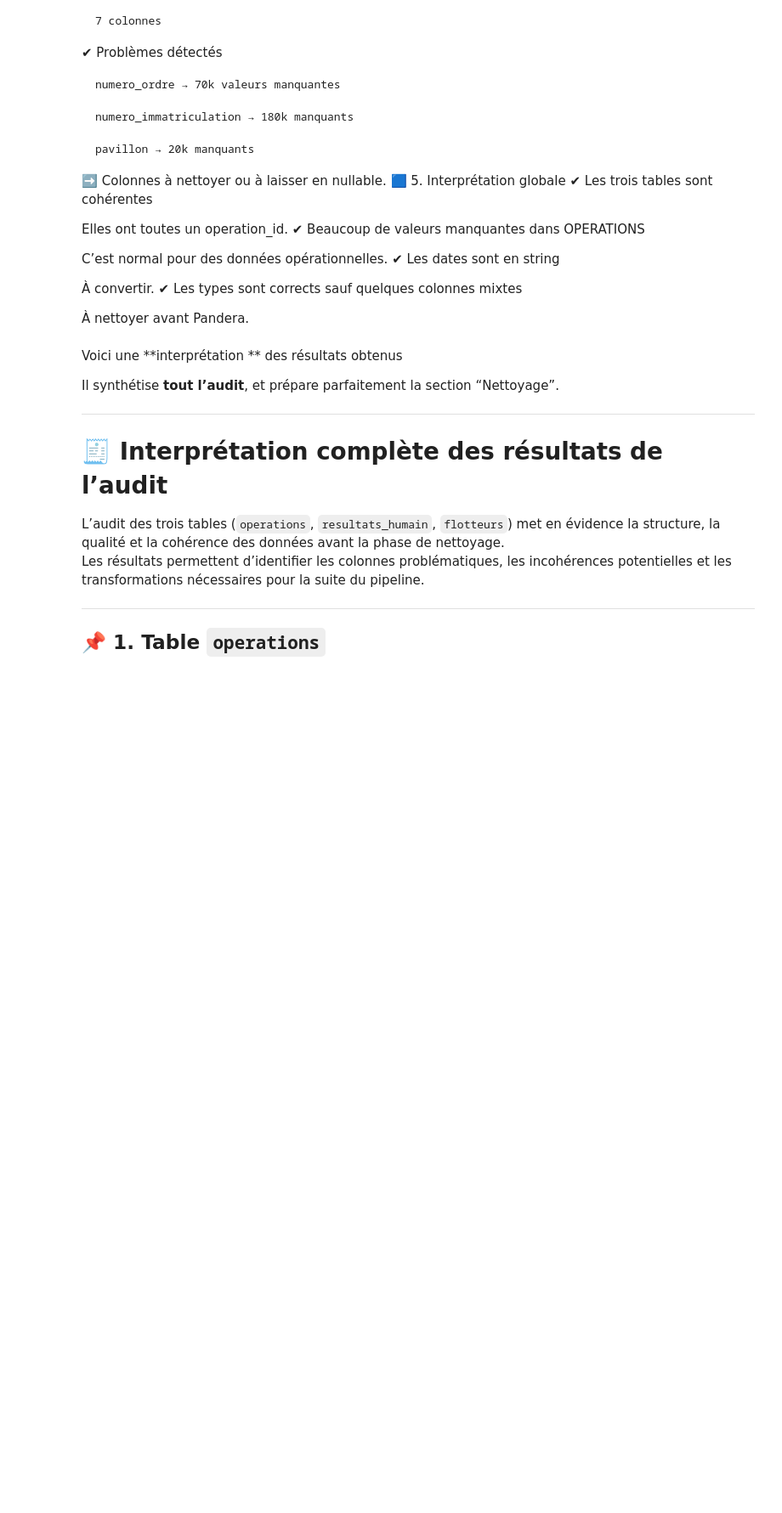
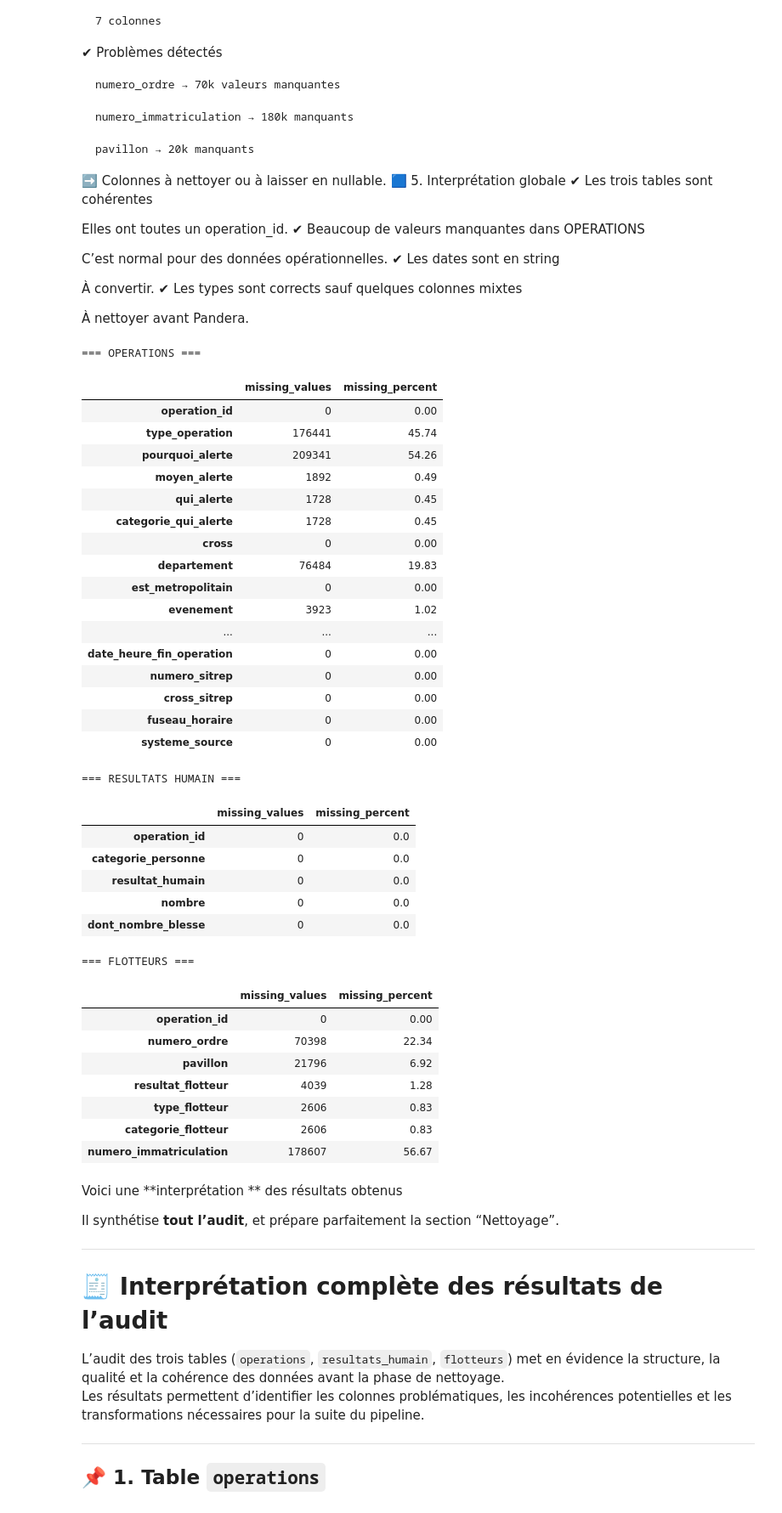
Before and after one commit to Simplon-DE-P1-2025/Brief-3-Gestion-donnees-int-analytique-Blank-Spawn, a Jupyter notebook: Notebook/chargement.ipynb, the cells around one changed output. Shown at 85% size. Drawn from its saved outputs; the diff is of its cells as text; code cells hidden in the pictures; blank space fills up the shorter version.

```diff
--- a/Notebook/chargement.ipynb
+++ b/Notebook/chargement.ipynb
@@ -363,6 +364,59 @@ C’est normal pour des données opérationnelles.
 ✔ Les types sont corrects sauf quelques colonnes mixtes
 
 À nettoyer avant Pandera.
+# %%
+def missing_percentage(df):
+    missing = df.isna().sum()
+    total = len(df)
+    percent = (missing / total) * 100
+    return pd.DataFrame({
+        "missing_values": missing,
+        "missing_percent": percent.round(2)
+    })
+
+print("=== OPERATIONS ===")
+display(missing_percentage(operations))
+
+print("\n=== RESULTATS HUMAIN ===")
+display(missing_percentage(resultats_humain))
+
+print("\n=== FLOTTEURS ===")
+display(missing_percentage(flotteurs))
+# %% [output]
+=== OPERATIONS ===
+|  | missing_values | missing_percent |
+| operation_id | 0 | 0.00 |
+| type_operation | 176441 | 45.74 |
+| pourquoi_alerte | 209341 | 54.26 |
+| moyen_alerte | 1892 | 0.49 |
+| qui_alerte | 1728 | 0.45 |
+| categorie_qui_alerte | 1728 | 0.45 |
+| cross | 0 | 0.00 |
+| departement | 76484 | 19.83 |
+| est_metropolitain | 0 | 0.00 |
+| evenement | 3923 | 1.02 |
+| ... | ... | ... |
+| date_heure_fin_operation | 0 | 0.00 |
+| numero_sitrep | 0 | 0.00 |
+| cross_sitrep | 0 | 0.00 |
+| fuseau_horaire | 0 | 0.00 |
+| systeme_source | 0 | 0.00 |
+=== RESULTATS HUMAIN ===
+|  | missing_values | missing_percent |
+| operation_id | 0 | 0.0 |
+| categorie_personne | 0 | 0.0 |
+| resultat_humain | 0 | 0.0 |
+| nombre | 0 | 0.0 |
+| dont_nombre_blesse | 0 | 0.0 |
+=== FLOTTEURS ===
+|  | missing_values | missing_percent |
+| operation_id | 0 | 0.00 |
+| numero_ordre | 70398 | 22.34 |
+| pavillon | 21796 | 6.92 |
+| resultat_flotteur | 4039 | 1.28 |
+| type_flotteur | 2606 | 0.83 |
+| categorie_flotteur | 2606 | 0.83 |
+| numero_immatriculation | 178607 | 56.67 |
 # %% [markdown]
 Voici une **interprétation ** des résultats obtenus
 
```
Also changed, not shown: parts of 2 cells of this notebook.
